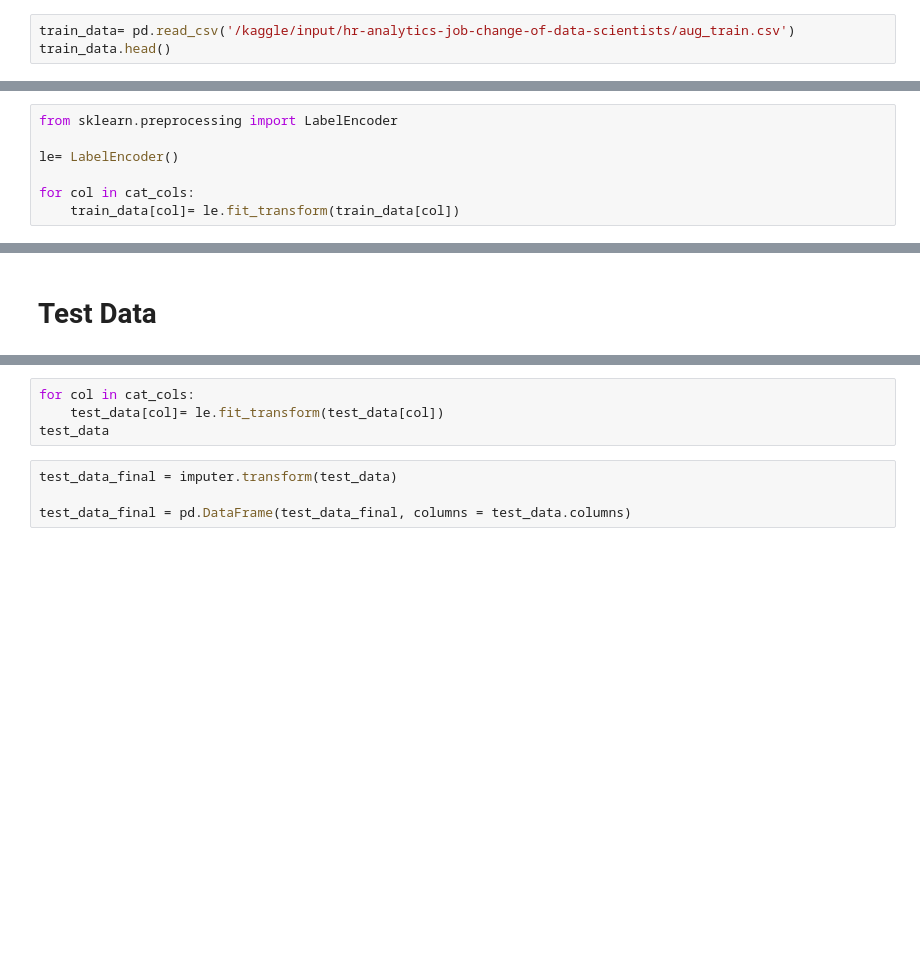
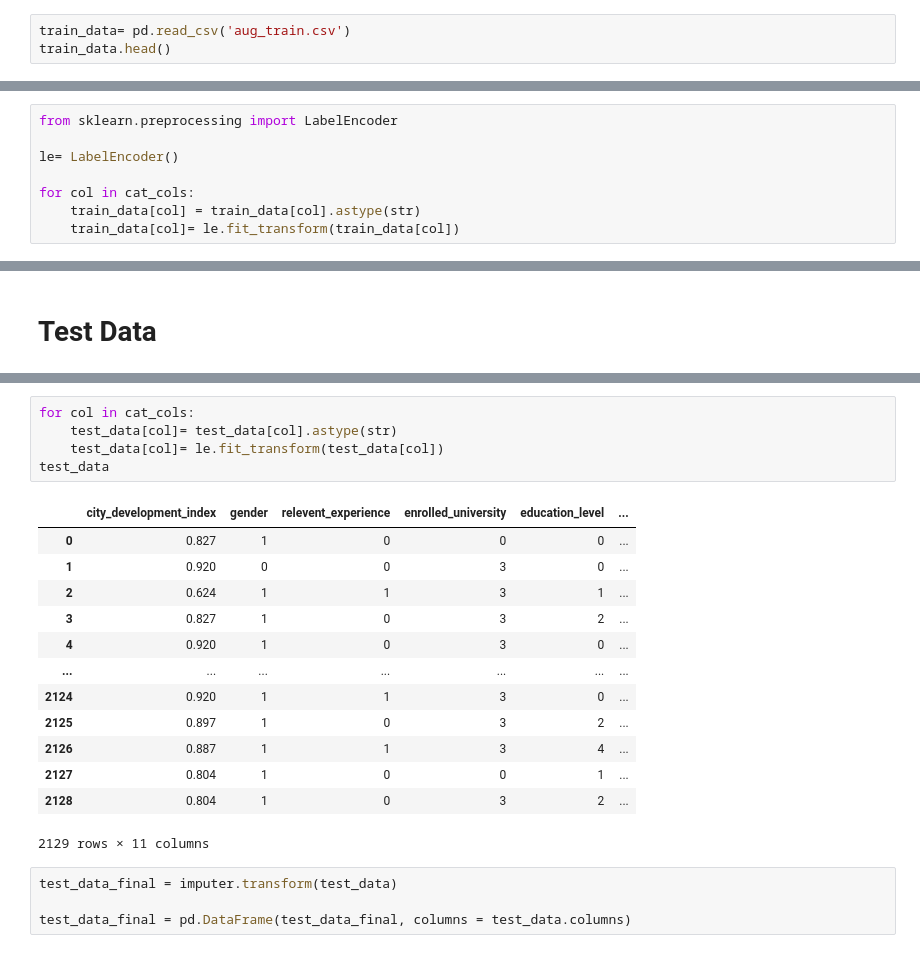
Before and after one commit to twarit28/HR-Analytics-Dataset-EDA-Prediction, a Jupyter notebook: hr-analytics-eda-prediction-beginner-friendly.ipynb, the cells around one changed output, grey strips where cells are left out. Cells and saved outputs as stored; diff of their text form; blank space fills up the shorter version.

```diff
--- a/hr-analytics-eda-prediction-beginner-friendly.ipynb
+++ b/hr-analytics-eda-prediction-beginner-friendly.ipynb
@@ -25,5 +11,5 @@ for dirname, _, filenames in os.walk('/kaggle/input'):
 # %% [markdown]
 # Reading the Data
 # %%
-train_data= pd.read_csv('/kaggle/input/hr-analytics-job-change-of-data-scientists/aug_train.csv')
+train_data= pd.read_csv('aug_train.csv')
 train_data.head()
@@ -73,6 +200,7 @@ from sklearn.preprocessing import LabelEncoder
 le= LabelEncoder()
 
 for col in cat_cols:
+    train_data[col] = train_data[col].astype(str)
     train_data[col]= le.fit_transform(train_data[col])
 # %%
 train_data
@@ -230,7 +636,22 @@ test_data
 # %%
 for col in cat_cols:
+    test_data[col]= test_data[col].astype(str)
     test_data[col]= le.fit_transform(test_data[col])
 test_data
+# %% [output]
+|  | city_development_index | gender | relevent_experience | enrolled_university | education_level | ... |
+| 0 | 0.827 | 1 | 0 | 0 | 0 | ... |
+| 1 | 0.920 | 0 | 0 | 3 | 0 | ... |
+| 2 | 0.624 | 1 | 1 | 3 | 1 | ... |
+| 3 | 0.827 | 1 | 0 | 3 | 2 | ... |
+| 4 | 0.920 | 1 | 0 | 3 | 0 | ... |
+| ... | ... | ... | ... | ... | ... | ... |
+| 2124 | 0.920 | 1 | 1 | 3 | 0 | ... |
+| 2125 | 0.897 | 1 | 0 | 3 | 2 | ... |
+| 2126 | 0.887 | 1 | 1 | 3 | 4 | ... |
+| 2127 | 0.804 | 1 | 0 | 0 | 1 | ... |
+| 2128 | 0.804 | 1 | 0 | 3 | 2 | ... |
+2129 rows × 11 columns
 # %%
 test_data_final = imputer.transform(test_data)
 
```
Also changed, not shown: parts of 40 cells of this notebook.
